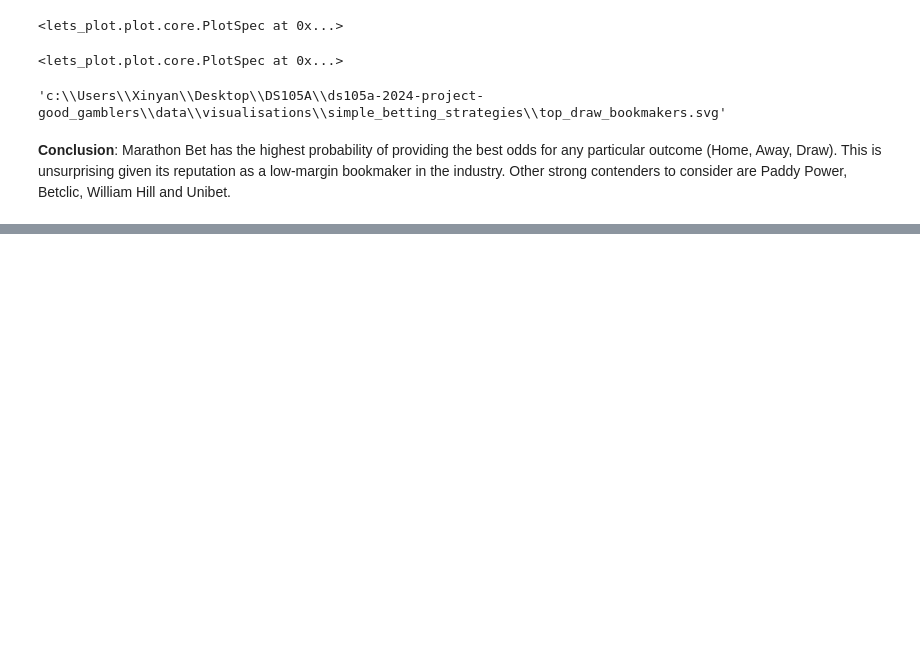
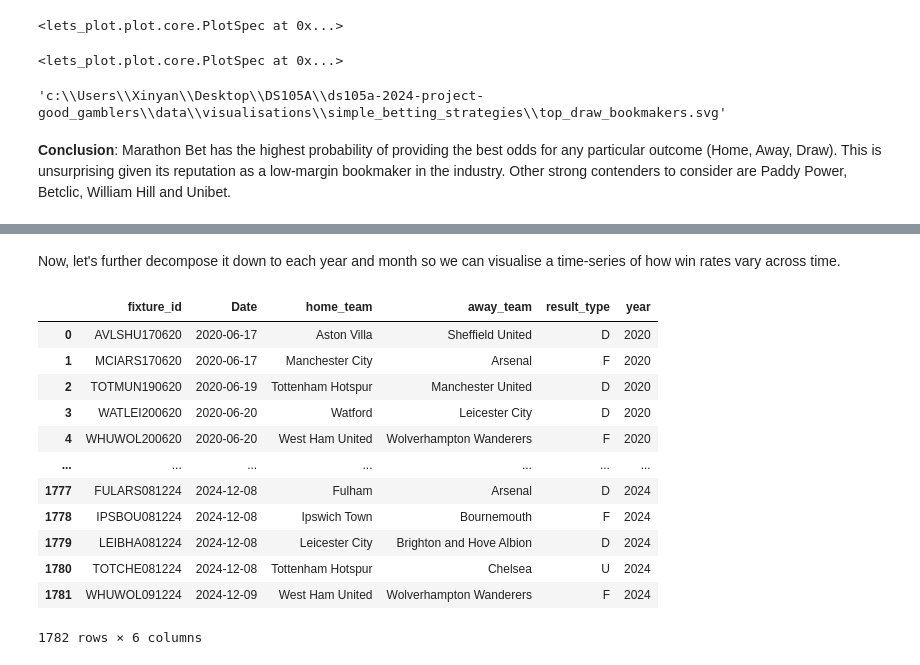
Before and after one commit to thoomkuzhymatthew/EPL_arb_betting, a Jupyter notebook: code/NB03-Simple_Betting_Strategies.ipynb, the cells around one changed output, grey strips where cells are left out. Drawn from its saved outputs; the diff is of its cells as text; code cells hidden in the pictures; blank space fills up the shorter version.

```diff
--- a/code/NB03-Simple_Betting_Strategies.ipynb
+++ b/code/NB03-Simple_Betting_Strategies.ipynb
@@ -177,0 +185,28 @@ ggsave(top_draw_bookmakers,"top_draw_bookmakers.svg", path = "../data/visualisat
+# %%
+def get_result_type(row):
+
+    home_odds = row['max_home']
+    away_odds = row['max_away']
+    result = row['FTR']
+
+    if home_odds > away_odds:
+        home = 0 # 0 denotes the underdog team
+        away = 1
+    else:
+        home = 1
+        away = 0
+
+    if result == 'D':
+        result_type = 'D'
+    elif result == 'H':
+        if home == 0:
+            result_type = 'U'
+        else:
+            result_type = 'F'
+    else:
+        if away == 0:
+            result_type = 'U'
+        else:
+            result_type = 'F'
+
+    return result_type
@@ -177,0 +232,20 @@ ggsave(top_draw_bookmakers,"top_draw_bookmakers.svg", path = "../data/visualisat
+# %% [markdown]
+Now, let's further decompose it down to each year and month so we can visualise a time-series of how win rates vary across time.
+# %%
+strategy_df['Date'] = pd.to_datetime(strategy_df['Date'], dayfirst=True)
+strategy_df['year'] = strategy_df['Date'].dt.year
+strategy_df
+# %% [output]
+|  | fixture_id | Date | home_team | away_team | result_type | year |
+| 0 | AVLSHU170620 | 2020-06-17 | Aston Villa | Sheffield United | D | 2020 |
+| 1 | MCIARS170620 | 2020-06-17 | Manchester City | Arsenal | F | 2020 |
+| 2 | TOTMUN190620 | 2020-06-19 | Tottenham Hotspur | Manchester United | D | 2020 |
+| 3 | WATLEI200620 | 2020-06-20 | Watford | Leicester City | D | 2020 |
+| 4 | WHUWOL200620 | 2020-06-20 | West Ham United | Wolverhampton Wanderers | F | 2020 |
+| ... | ... | ... | ... | ... | ... | ... |
+| 1777 | FULARS081224 | 2024-12-08 | Fulham | Arsenal | D | 2024 |
+| 1778 | IPSBOU081224 | 2024-12-08 | Ipswich Town | Bournemouth | F | 2024 |
+| 1779 | LEIBHA081224 | 2024-12-08 | Leicester City | Brighton and Hove Albion | D | 2024 |
+| 1780 | TOTCHE081224 | 2024-12-08 | Tottenham Hotspur | Chelsea | U | 2024 |
+| 1781 | WHUWOL091224 | 2024-12-09 | West Ham United | Wolverhampton Wanderers | F | 2024 |
+1782 rows × 6 columns
```
Also changed, not shown: parts of 23 cells of this notebook.
